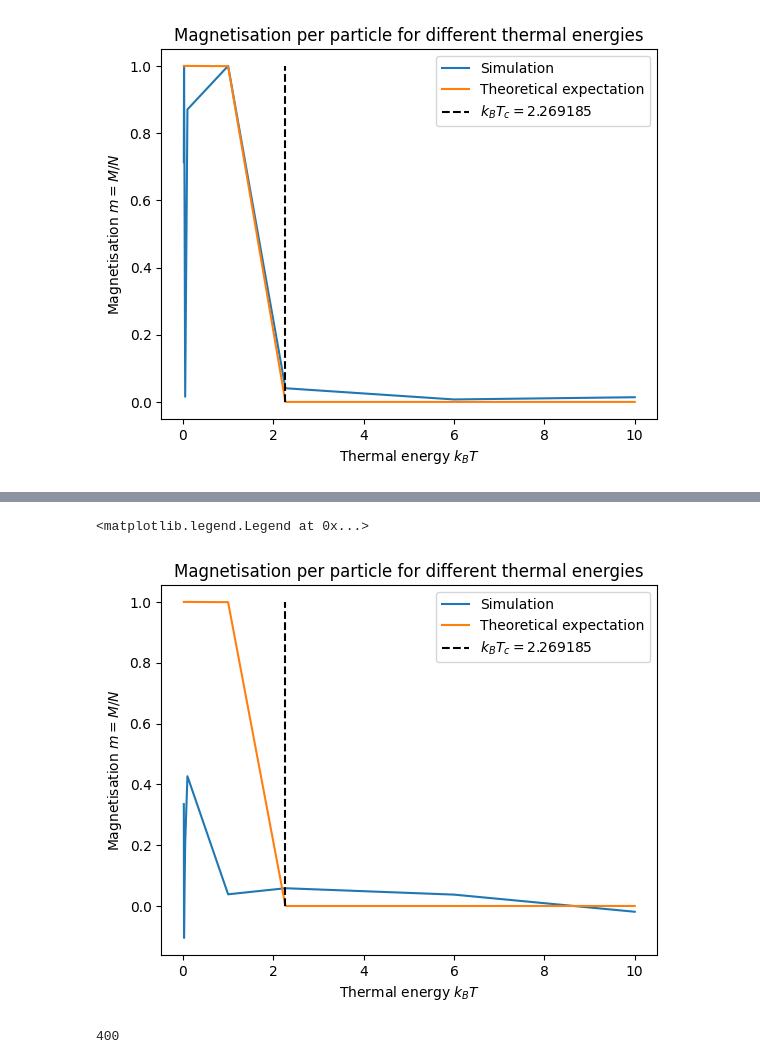
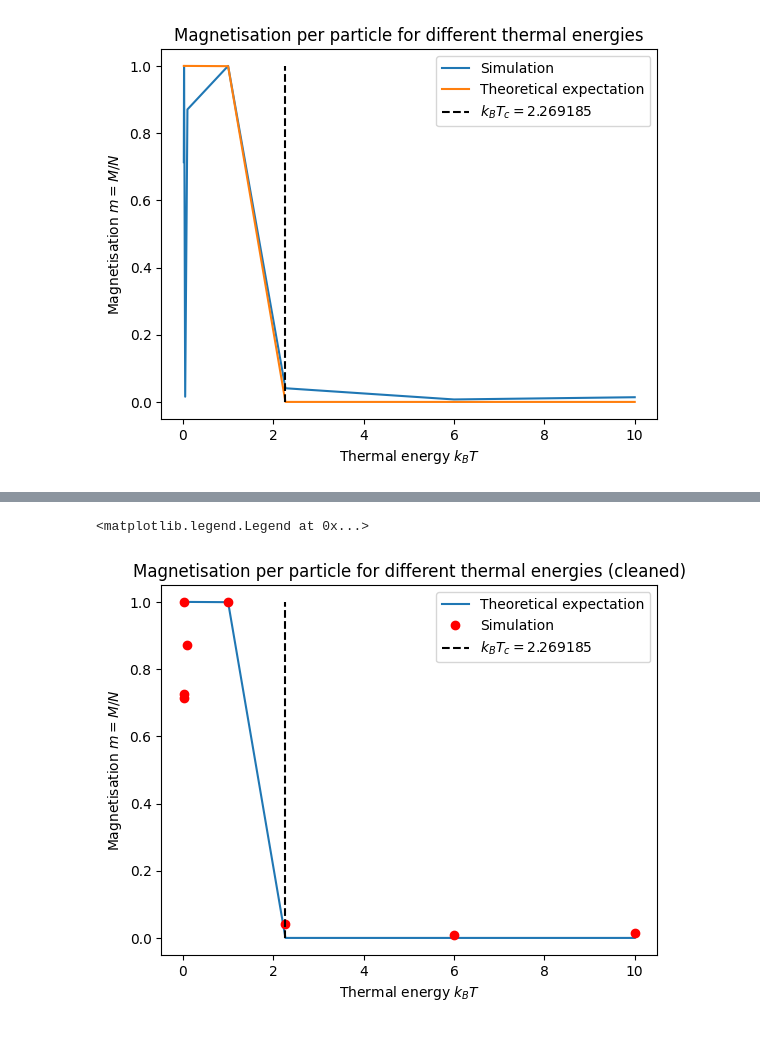
Before and after one commit to corinnawegner/Computational-physics, a Jupyter notebook: Project 2/Problem 2.ipynb, the cells around one changed output, grey strips where cells are left out. Cells and saved outputs as stored; diff of their text form; code cells hidden in the pictures.

Commit message:
2D Ising magnetization plot cleaned

```diff
--- a/Project 2/Problem 2.ipynb
+++ b/Project 2/Problem 2.ipynb
@@ -125,22 +125,3 @@ plt.legend()
 # %% [output]
 <matplotlib.legend.Legend at 0x...>
 [figure]
-# %%
-N = 20
-np.random.seed(42)
-X_0 = np.random.choice([-1, 1], size=(N, N))
-list_M = []
-
-for b in list_beta:
-    tnow = datetime.datetime.now()
-    formatted_time = tnow.strftime("%H:%M:%S")
-    print(f"Metropolis algorithm for k_B T = {1/b} starting at {formatted_time}")
-    list_M_beta = []
-    for i in range(10):
-        states_m, _ = metropolis_algorithm(initial_state=X_0, num_trials=10000, beta=b)
-        states_m = states_m[-100:,:] #Keep only the equilibrium states
-        mag_m = [magnetisation(state) for state in states_m]
-        list_M_beta.append(mag_m)
-    M_mean = np.mean(list_M_beta)
-    list_M.append(M_mean)
-    print(f"Mean magnetisation for k_B T = {1/b}: M = {M_mean}")
@@ -166,18 +134,13 @@ Mean magnetisation for k_B T = 10.0: M = -7.602
 # %%
-plt.plot(1/list_beta, np.array(list_M)/(N*N), label = "Simulation")
-plt.plot(1/list_beta, [magnetisation_theor(b) for b in list_beta], label = f"Theoretical expectation")
+list_M_cleaned = [642.38 , 900.0, 653.86, 783.44 ,900.0, 36.62, 6.6, 12.58]
+list_beta_cleaned = np.array([50,40,30, 1.e+01, 1.e+00, 1/2.269186, 1/6 ,0.1])
+plt.plot(1/list_beta_cleaned, [magnetisation_theor(b) for b in list_beta_cleaned], label = f"Theoretical expectation")
+plt.plot(1/list_beta_cleaned, np.array(list_M_cleaned)/(900), "ro", label = "Simulation")
 plt.vlines(2.269185, 0, 1, "k", linestyles="dashed", label="$k_{B}T_{c}=2.269185$")
-plt.title("Magnetisation per particle for different thermal energies")
+plt.title("Magnetisation per particle for different thermal energies (cleaned)")
 plt.xlabel("Thermal energy $k_{B}T$")
 plt.ylabel("Magnetisation $m = M/N$")
 plt.legend()
 # %% [output]
 <matplotlib.legend.Legend at 0x...>
-[figure, old version]
+[figure, new version]
-# %%
-np.random.seed(42)
-X_0 = np.random.choice([-1, 1], size=(N, N))
-state_new, _ = metropolis_algorithm(X_0, 100000, beta=50)
-magnetisation(state_new[-1])
-# %% [output]
-400
```
Also changed, not shown: parts of 3 cells of this notebook.
